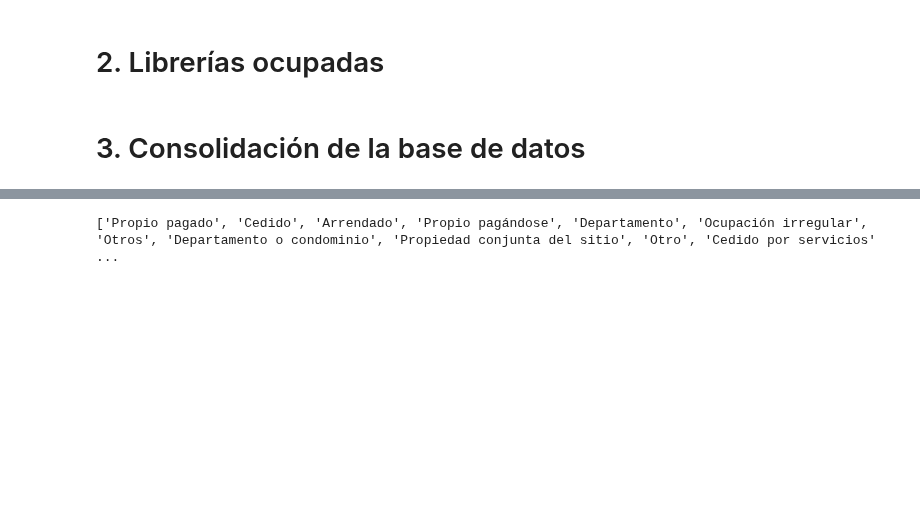
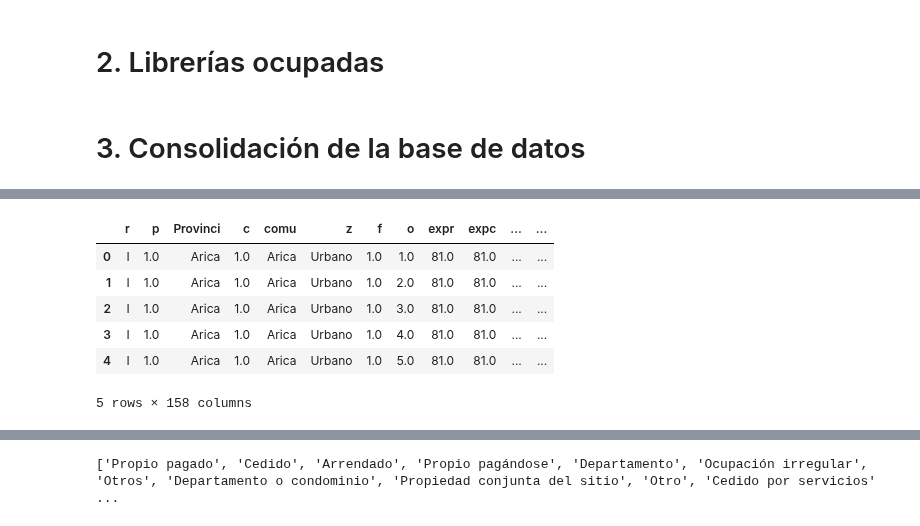
Before and after one commit to mbonnef/diplomadoDS_usach, a Jupyter notebook: Entregas/Estadística/Entrega Módulo 3.ipynb, the cells around one changed output, grey strips where cells are left out. Drawn from its saved outputs; the diff is of its cells as text; code cells hidden in the pictures; blank space fills up the shorter version.

```diff
--- a/Entregas/Estadística/Entrega Módulo 3.ipynb
+++ b/Entregas/Estadística/Entrega Módulo 3.ipynb
@@ -22,0 +54,10 @@ import inspect
+# %%
+casen_1990.head()
+# %% [output]
+|  | r | p | Provinci | c | comu | z | f | o | expr | expc | ... | ... |
+| 0 | I | 1.0 | Arica | 1.0 | Arica | Urbano | 1.0 | 1.0 | 81.0 | 81.0 | ... | ... |
+| 1 | I | 1.0 | Arica | 1.0 | Arica | Urbano | 1.0 | 2.0 | 81.0 | 81.0 | ... | ... |
+| 2 | I | 1.0 | Arica | 1.0 | Arica | Urbano | 1.0 | 3.0 | 81.0 | 81.0 | ... | ... |
+| 3 | I | 1.0 | Arica | 1.0 | Arica | Urbano | 1.0 | 4.0 | 81.0 | 81.0 | ... | ... |
+| 4 | I | 1.0 | Arica | 1.0 | Arica | Urbano | 1.0 | 5.0 | 81.0 | 81.0 | ... | ... |
+5 rows × 158 columns
```
Also changed, not shown: parts of 104 cells of this notebook, 1 other file.
